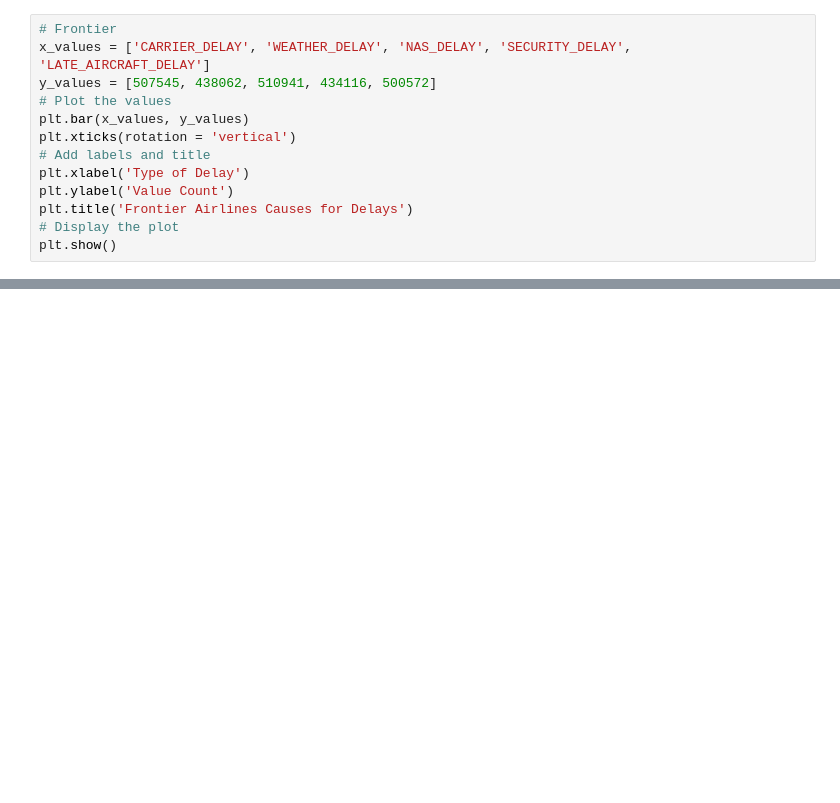
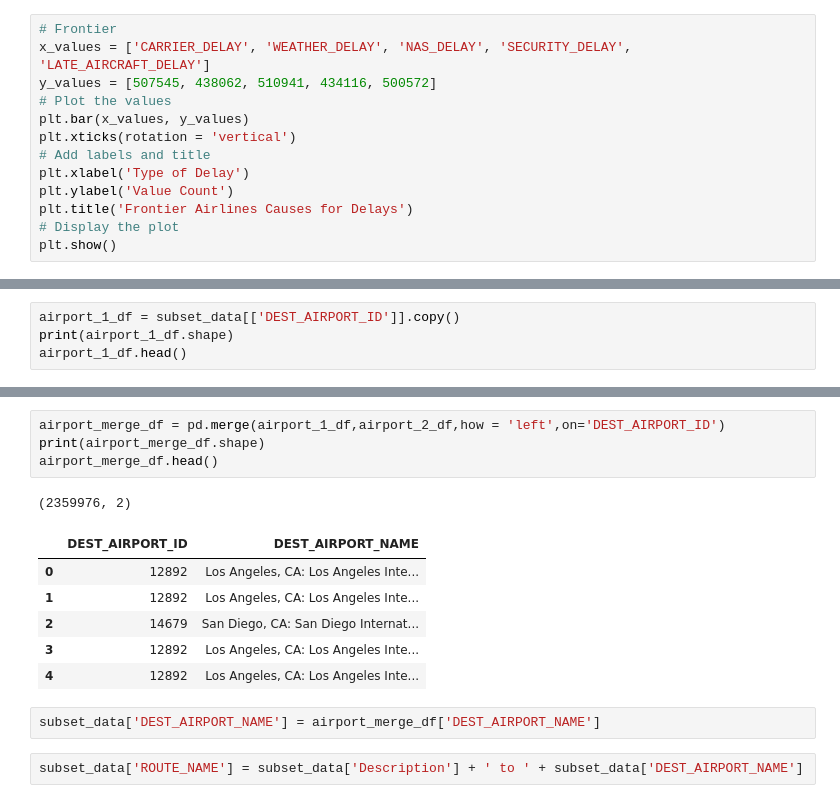
Before and after one commit to mehpree/airline-data-analysis, a Jupyter notebook: AirlineAnalysis.ipynb, the cells around one changed output, grey strips where cells are left out. Saved outputs shown, nothing was run; the diff lists cells and outputs as text; blank space fills up the shorter version.

```diff
--- a/AirlineAnalysis.ipynb
+++ b/AirlineAnalysis.ipynb
@@ -812,0 +803,4 @@ subset_data['ROUTE_NAME'] = subset_data['ORIGIN_AIRPORT_NAME'] + ' to ' + subset
+# %%
+airport_1_df = subset_data[['DEST_AIRPORT_ID']].copy()
+print(airport_1_df.shape)
+airport_1_df.head()
@@ -812,0 +840,16 @@ subset_data['ROUTE_NAME'] = subset_data['ORIGIN_AIRPORT_NAME'] + ' to ' + subset
+# %%
+airport_merge_df = pd.merge(airport_1_df,airport_2_df,how = 'left',on='DEST_AIRPORT_ID')
+print(airport_merge_df.shape)
+airport_merge_df.head()
+# %% [output]
+(2359976, 2)
+|  | DEST_AIRPORT_ID | DEST_AIRPORT_NAME |
+| 0 | 12892 | Los Angeles, CA: Los Angeles Inte... |
+| 1 | 12892 | Los Angeles, CA: Los Angeles Inte... |
+| 2 | 14679 | San Diego, CA: San Diego Internat... |
+| 3 | 12892 | Los Angeles, CA: Los Angeles Inte... |
+| 4 | 12892 | Los Angeles, CA: Los Angeles Inte... |
+# %%
+subset_data['DEST_AIRPORT_NAME'] = airport_merge_df['DEST_AIRPORT_NAME']
+# %%
+subset_data['ROUTE_NAME'] = subset_data['Description'] + ' to ' + subset_data['DEST_AIRPORT_NAME']
```
Also changed, not shown: parts of 12 cells of this notebook, 2 other files.
